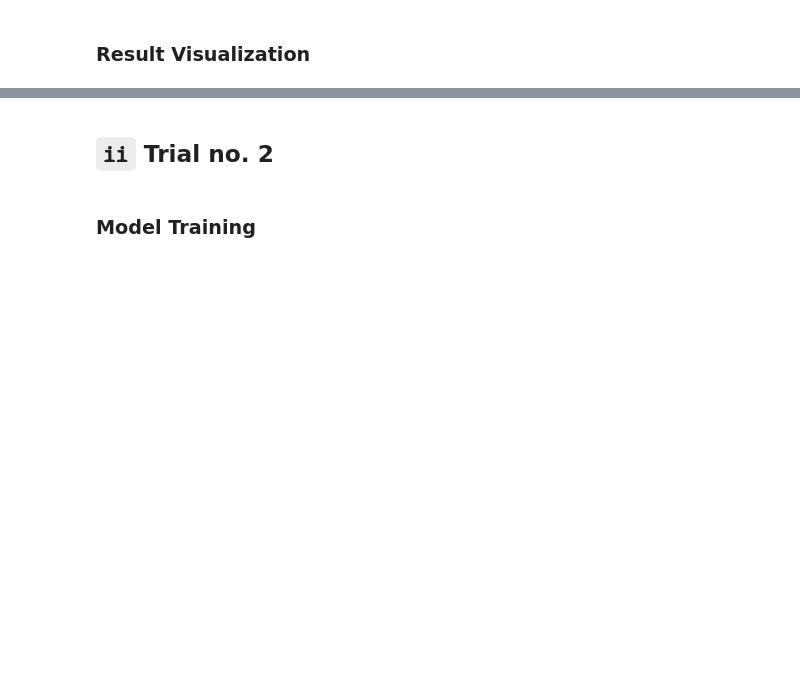
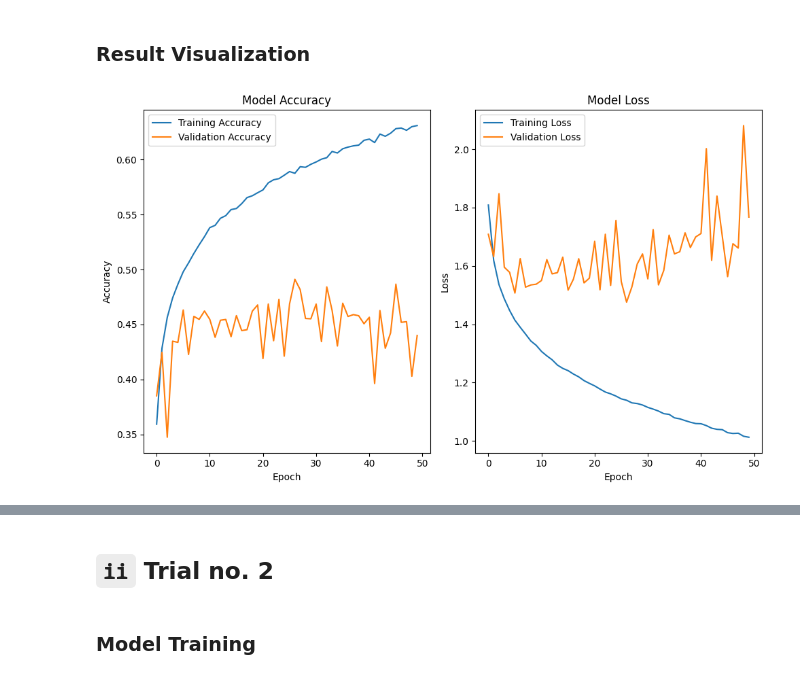
Before and after one commit to IsraaAbdelghany9/Deep_Learning_projects, a Jupyter notebook: DL_Models_on_CIFAR-10_&_MNIST/DL_Models_on_CIFAR-10_&_MNIST.ipynb, the cells around one changed output, grey strips where cells are left out. Cells and saved outputs as stored; diff of their text form; code cells hidden in the pictures; blank space fills up the shorter version.

```diff
--- a/DL_Models_on_CIFAR-10_&_MNIST/DL_Models_on_CIFAR-10_&_MNIST.ipynb
+++ b/DL_Models_on_CIFAR-10_&_MNIST/DL_Models_on_CIFAR-10_&_MNIST.ipynb
@@ -111,6 +126,6 @@ Model: "sequential_10"
 # %%
 model.compile(optimizer=keras.optimizers.Adam(learning_rate=LEARNING_RATE), loss='categorical_crossentropy', metrics=['accuracy', 'Precision'])
 # %%
-history = model.fit(X_train, y_train, epochs=EPOCHS, batch_size=BATCH_SIZE)
+history = model.fit(X_train, y_train, epochs=EPOCHS, batch_size=BATCH_SIZE, validation_data=(X_test, y_test))
 # %% [output]
 Epoch 1/50
@@ -171,16 +171,26 @@ Accuracy for testing: 54.74
 # %%
 # Plot the training and validation accuracy and loss
 plt.figure(figsize=(10, 6))
+
+# Plot accuracy
 plt.subplot(1, 2, 1)
-plt.plot(history.history['accuracy'])
-plt.title('Model accuracy')
+plt.plot(history.history['accuracy'], label='Training Accuracy')
+plt.plot(history.history['val_accuracy'], label='Validation Accuracy')
+plt.title('Model Accuracy')
 plt.ylabel('Accuracy')
 plt.xlabel('Epoch')
+plt.legend()
 
+# Plot loss
 plt.subplot(1, 2, 2)
-plt.plot(history.history['loss'])
-plt.title('Model loss')
+plt.plot(history.history['loss'], label='Training Loss')
+plt.plot(history.history['val_loss'], label='Validation Loss')
+plt.title('Model Loss')
 plt.ylabel('Loss')
 plt.xlabel('Epoch')
+plt.legend()
 
+plt.tight_layout()
 plt.show()
+# %% [output]
+[figure, added]
```
Also changed, not shown: parts of 77 cells of this notebook.
